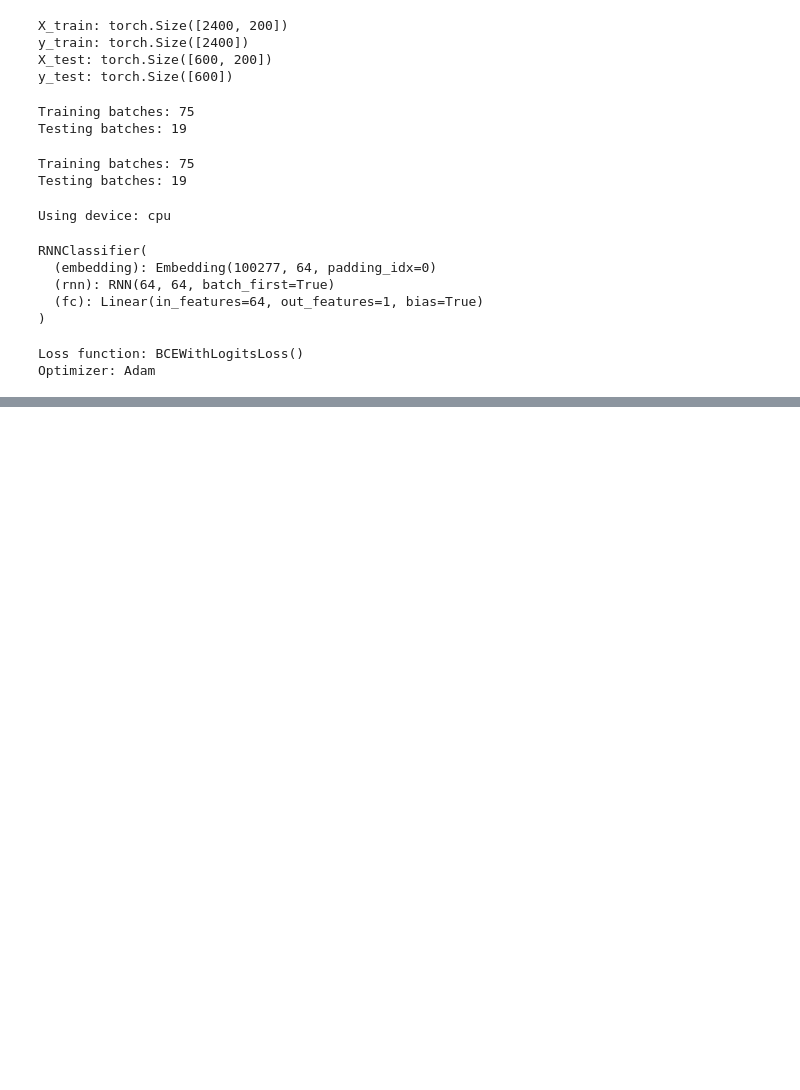
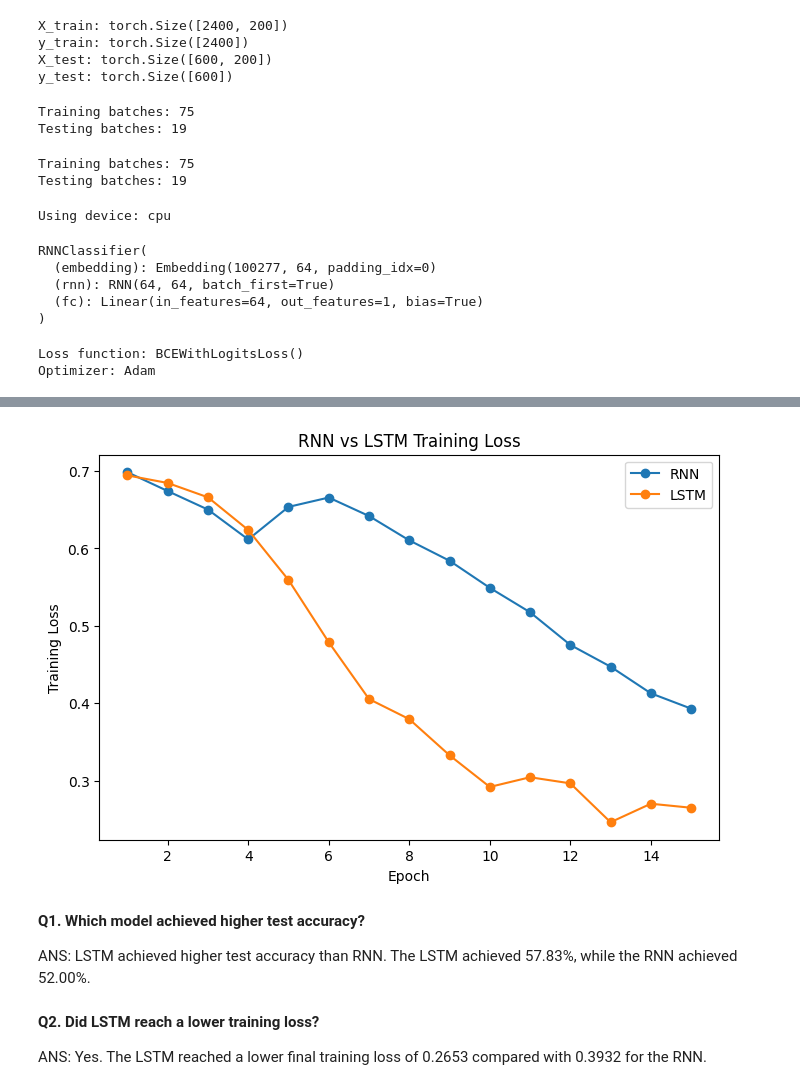
Before and after one commit to samarthkapase9022-spec/GenAI_llm_Engineering_SCFP125015, a Jupyter notebook: Activity1/imdb_RNN.ipynb, the cells around one changed output, grey strips where cells are left out. Cells and saved outputs as stored; diff of their text form; code cells hidden in the pictures; blank space fills up the shorter version.

```diff
--- a/Activity1/imdb_RNN.ipynb
+++ b/Activity1/imdb_RNN.ipynb
@@ -526,0 +568,10 @@ Prediction: NEGATIVE
+# %%
+lstm_model = LSTMClassifier(
+    vocab_size=VOCAB_SIZE,
+    embedding_dim=EMBEDDING_DIM,
+    hidden_dim=HIDDEN_DIM
+)
+
+lstm_model = lstm_model.to(device)
+
+print(lstm_model)
@@ -526,0 +584,10 @@ Prediction: NEGATIVE
+# %%
+lstm_criterion = nn.BCEWithLogitsLoss()
+
+lstm_optimizer = torch.optim.Adam(
+    lstm_model.parameters(),
+    lr=0.001
+)
+
+print("LSTM loss function:", lstm_criterion)
+print("LSTM optimizer: Adam")
@@ -526,0 +871,33 @@ Prediction: NEGATIVE
+# %%
+plt.figure(figsize=(8, 5))
+
+plt.plot(
+    range(1, EPOCHS + 1),
+    loss_history,
+    marker="o",
+    label="RNN"
+)
+
+plt.plot(
+    range(1, LSTM_EPOCHS + 1),
+    lstm_loss_history,
+    marker="o",
+    label="LSTM"
+)
+
+plt.xlabel("Epoch")
+plt.ylabel("Training Loss")
+plt.title("RNN vs LSTM Training Loss")
+plt.legend()
+
+plt.show()
+# %% [output]
+[figure, added]
+# %% [markdown]
+**Q1. Which model achieved higher test accuracy?**
+
+ANS: LSTM achieved higher test accuracy than RNN. The LSTM achieved 57.83%, while the RNN achieved 52.00%.
+# %% [markdown]
+**Q2. Did LSTM reach a lower training loss?**
+
+ANS: Yes. The LSTM reached a lower final training loss of 0.2653 compared with 0.3932 for the RNN.
```
Also changed, not shown: parts of 22 cells of this notebook.
